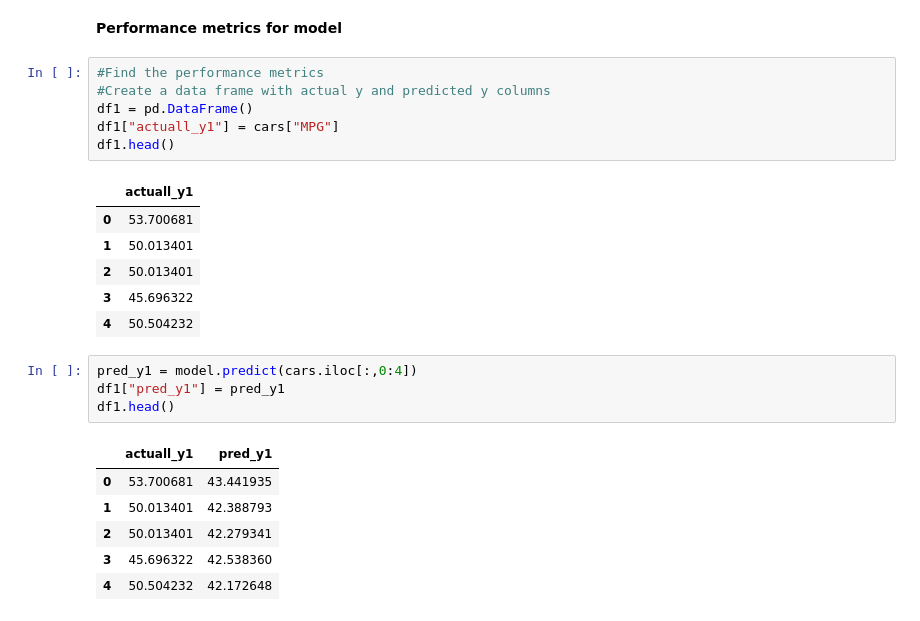
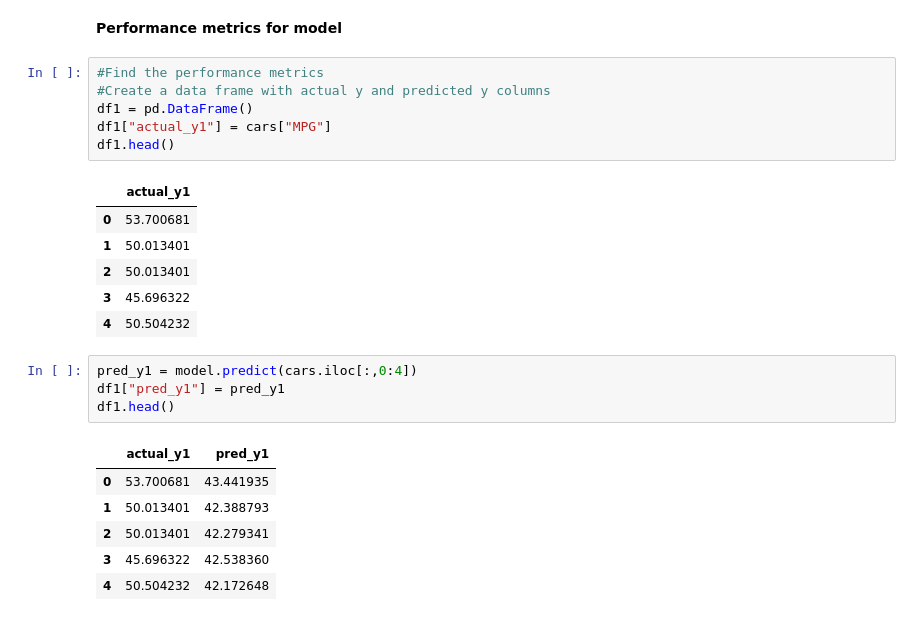
Before and after one commit to limitha01/Aiml-Task, a Jupyter notebook: Multiple Linear Regression.ipynb, the cells around one changed output. Cells and saved outputs as stored; diff of their text form.

```diff
--- a/Multiple Linear Regression.ipynb
+++ b/Multiple Linear Regression.ipynb
@@ -177,11 +177,11 @@ strong multicollinearity or other numerical problems.
 # %%
 #Find the performance metrics
 #Create a data frame with actual y and predicted y columns
 df1 = pd.DataFrame()
-df1["actuall_y1"] = cars["MPG"]
+df1["actual_y1"] = cars["MPG"]
 df1.head()
 # %% [output]
-|  | actuall_y1 |
+|  | actual_y1 |
 | 0 | 53.700681 |
 | 1 | 50.013401 |
 | 2 | 50.013401 |
@@ -192,7 +192,7 @@ pred_y1 = model.predict(cars.iloc[:,0:4])
 df1["pred_y1"] = pred_y1
 df1.head()
 # %% [output]
-|  | actuall_y1 | pred_y1 |
+|  | actual_y1 | pred_y1 |
 | 0 | 53.700681 | 43.441935 |
 | 1 | 50.013401 | 42.388793 |
 | 2 | 50.013401 | 42.279341 |
```
Also changed, not shown: parts of 12 cells of this notebook.
